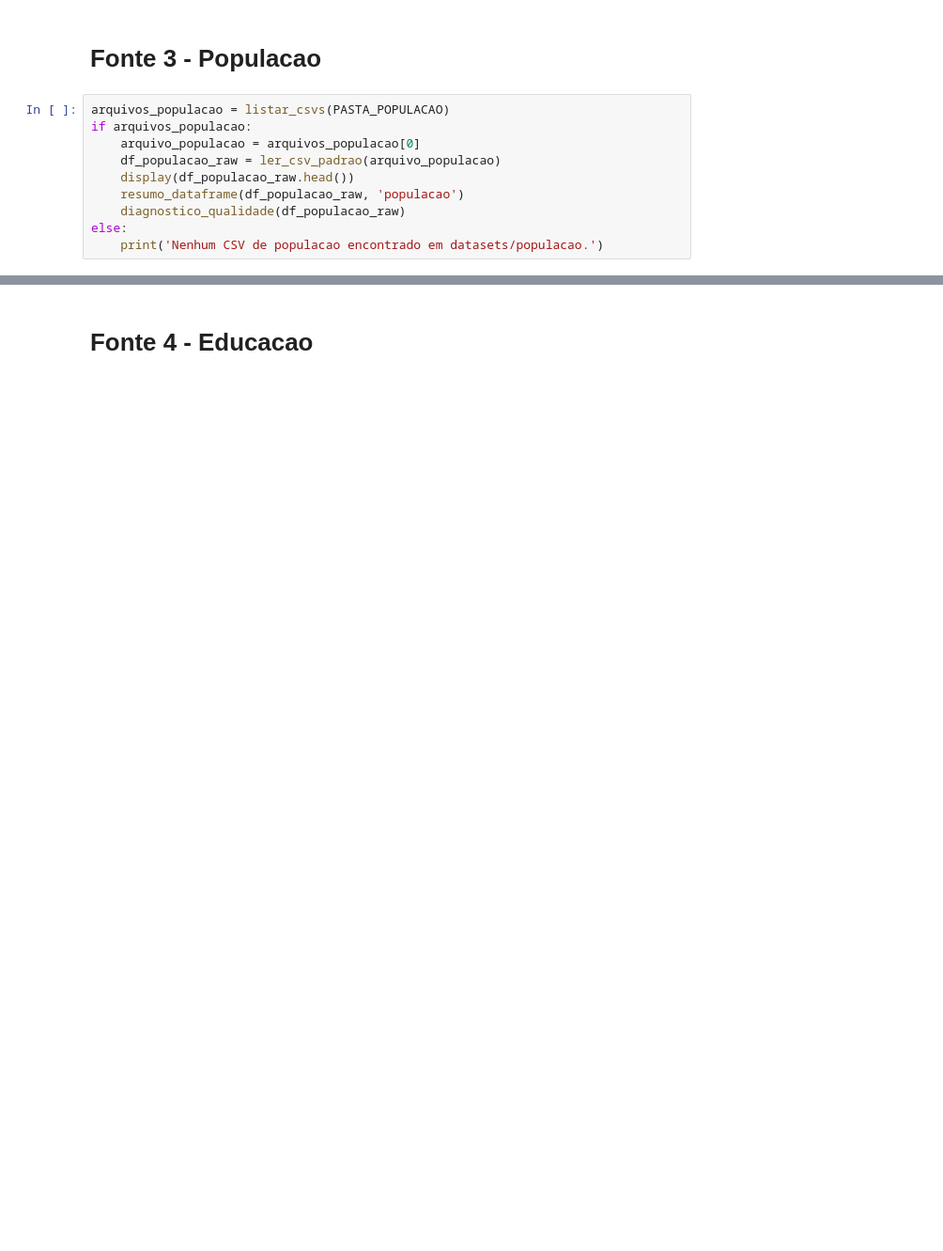
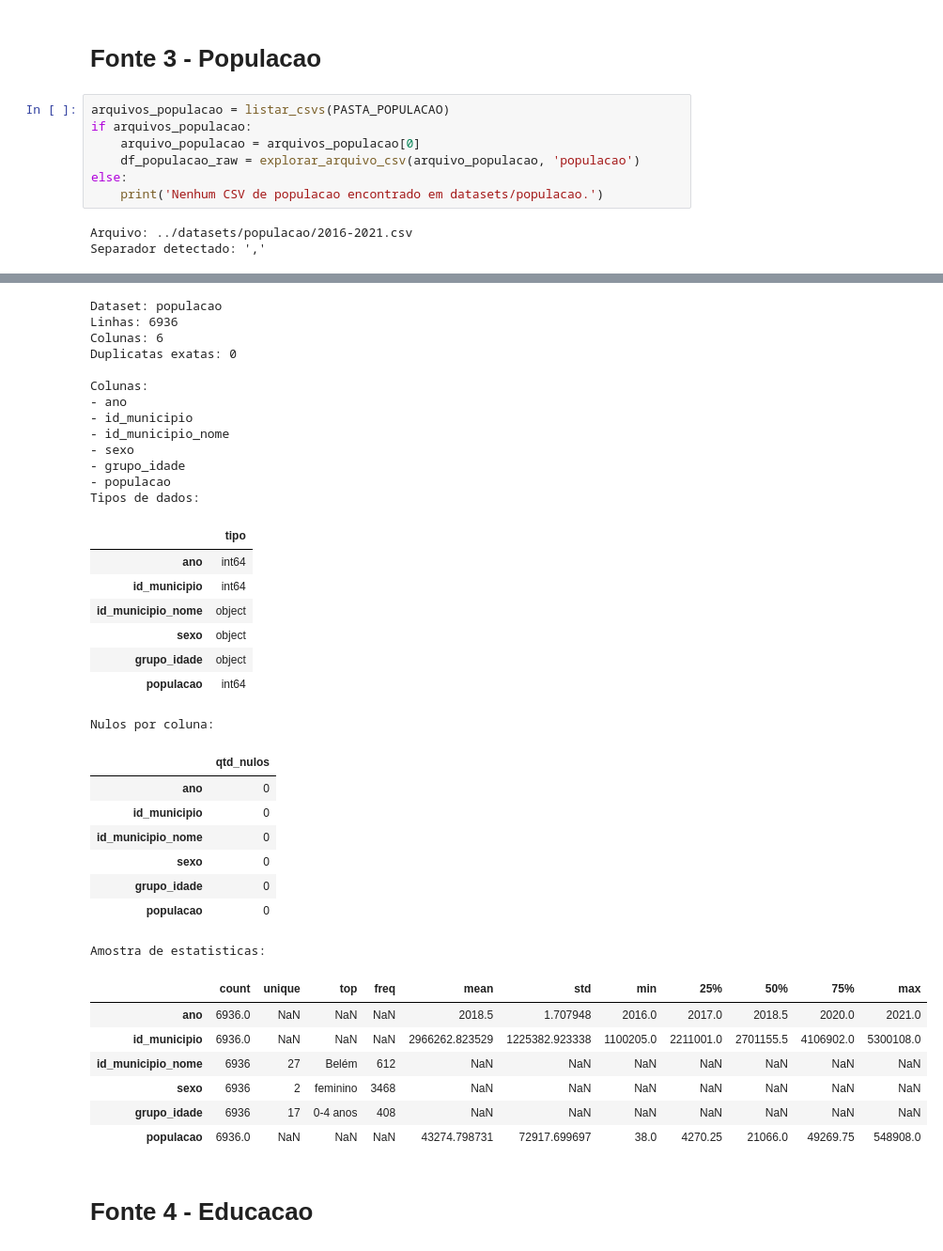
Before and after one commit to Paulohspaniago/analise-socioeconomica-crime-brasil, a Jupyter notebook: notebooks/01_exploracao_dados.ipynb, the cells around one changed output, grey strips where cells are left out. Shown at 94% size. Saved outputs shown, nothing was run; the diff lists cells and outputs as text; blank space fills up the shorter version.

```diff
--- a/notebooks/01_exploracao_dados.ipynb
+++ b/notebooks/01_exploracao_dados.ipynb
@@ -167,9 +329,9 @@ Registrar aqui depois da exploracao:
 arquivos_populacao = listar_csvs(PASTA_POPULACAO)
 if arquivos_populacao:
     arquivo_populacao = arquivos_populacao[0]
-    df_populacao_raw = ler_csv_padrao(arquivo_populacao)
-    display(df_populacao_raw.head())
-    resumo_dataframe(df_populacao_raw, 'populacao')
-    diagnostico_qualidade(df_populacao_raw)
+    df_populacao_raw = explorar_arquivo_csv(arquivo_populacao, 'populacao')
 else:
     print('Nenhum CSV de populacao encontrado em datasets/populacao.')
+# %% [output]
+Arquivo: ../datasets/populacao/2016-2021.csv
+Separador detectado: ','
@@ -176,3 +344,39 @@ else:
+Dataset: populacao
+Linhas: 6936
+Colunas: 6
+Duplicatas exatas: 0
+
+Colunas:
+- ano
+- id_municipio
+- id_municipio_nome
+- sexo
+- grupo_idade
+- populacao
+Tipos de dados:
+|  | tipo |
+| ano | int64 |
+| id_municipio | int64 |
+| id_municipio_nome | object |
+| sexo | object |
+| grupo_idade | object |
+| populacao | int64 |
+Nulos por coluna:
+|  | qtd_nulos |
+| ano | 0 |
+| id_municipio | 0 |
+| id_municipio_nome | 0 |
+| sexo | 0 |
+| grupo_idade | 0 |
+| populacao | 0 |
+Amostra de estatisticas:
+|  | count | unique | top | freq | mean | std | min | 25% | 50% | 75% | max |
+| ano | 6936.0 | NaN | NaN | NaN | 2018.5 | 1.707948 | 2016.0 | 2017.0 | 2018.5 | 2020.0 | 2021.0 |
+| id_municipio | 6936.0 | NaN | NaN | NaN | 2966262.823529 | 1225382.923338 | 1100205.0 | 2211001.0 | 2701155.5 | 4106902.0 | 5300108.0 |
+| id_municipio_nome | 6936 | 27 | Belém | 612 | NaN | NaN | NaN | NaN | NaN | NaN | NaN |
+| sexo | 6936 | 2 | feminino | 3468 | NaN | NaN | NaN | NaN | NaN | NaN | NaN |
+| grupo_idade | 6936 | 17 | 0-4 anos | 408 | NaN | NaN | NaN | NaN | NaN | NaN | NaN |
+| populacao | 6936.0 | NaN | NaN | NaN | 43274.798731 | 72917.699697 | 38.0 | 4270.25 | 21066.0 | 49269.75 | 548908.0 |
 # %% [markdown]
 # Fonte 4 - Educacao
 # %%
```
Also changed, not shown: parts of 19 cells of this notebook, 16 other files.
